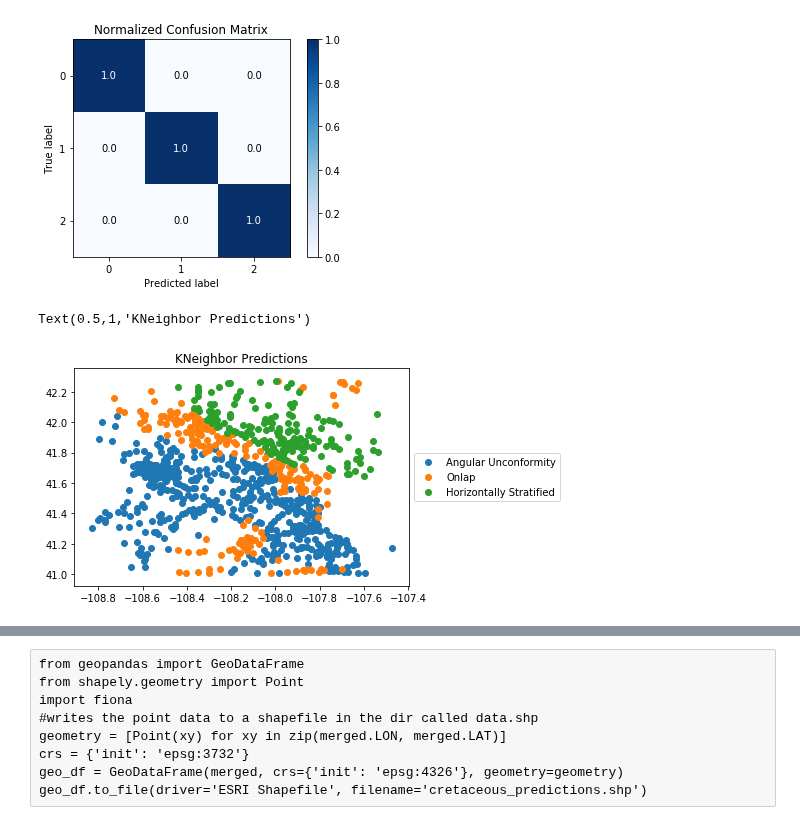
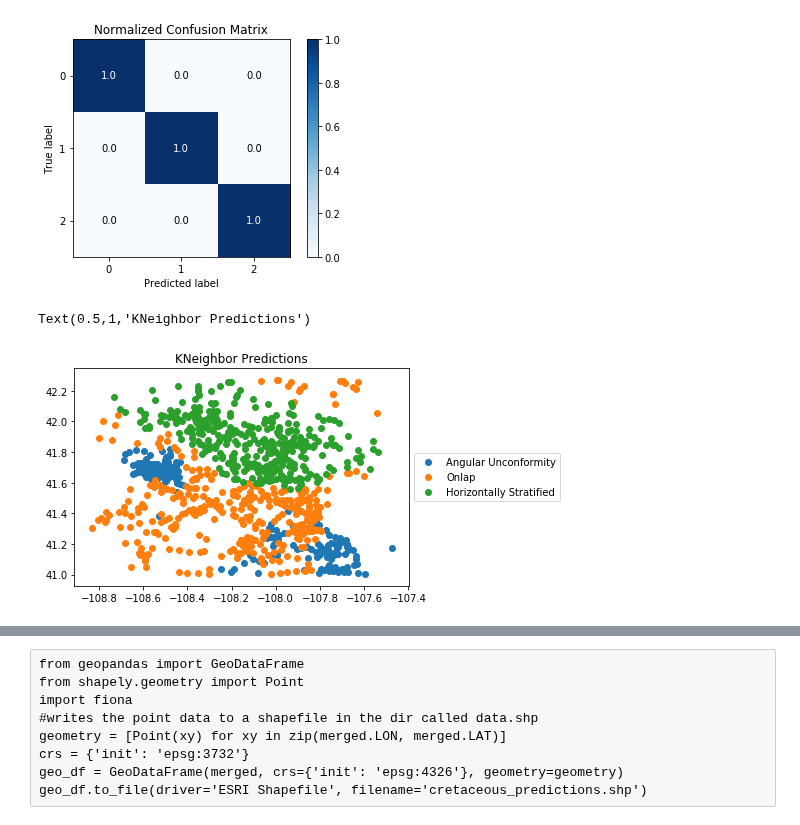
Before and after one commit to jessepisel/stratal-geometries, a Jupyter notebook: Unconformity or onlap neighbors.ipynb, the cells around one changed output, grey strips where cells are left out. Cells and saved outputs as stored; diff of their text form; code cells hidden in the pictures.

```diff
--- a/Unconformity or onlap neighbors.ipynb
+++ b/Unconformity or onlap neighbors.ipynb
@@ -170,9 +170,9 @@ normalized_dfa['class'] = 0
 normalized_dfo['class'] = 1
 normalized_dfh['class'] = 2
 # %%
-dataset = pd.concat((normalized_dfa, normalized_dfo, normalized_dfh))
-dataset.to_csv(r'D:\jupyter\3layers20neighbors.csv')
-#dataset = pd.read_csv(r'D:\jupyter\2layers20neighbors.csv', index_col=[0])
+#dataset = pd.concat((normalized_dfa, normalized_dfo, normalized_dfh))
+#dataset.to_csv(r'D:\jupyter\2layers20neighbors.csv')
+dataset = pd.read_csv(r'D:\jupyter\2layers20neighbors.csv', index_col=[0])
 # %%
 from sklearn.model_selection import train_test_split
 #next let's split our toy data into training and test sets, choose how much with test_size of the data becomes the test set
@@ -226,8 +226,8 @@ skplt.metrics.plot_confusion_matrix(y_test, np.argmax(preds, axis=1), normalize=
 tops_api = pd.read_csv(r'D:\jupyter\EarlyWSGS\ftunion.csv').fillna(0) #this file is available in the unconformity or onlap folder in the repo
 #tops = tops_api[['Kfh','Klz','Kll', 'Klr', 'Kl', 'x', 'y']] # for all Cretaceous
 #tops = tops_api[['Kl', 'Tfc','Tfb','Tfob', 'Tfu', 'x', 'y']] #tertiary units
-#tops =  tops_api[['Kl', 'Tfu', 'x', 'y']]
-tops =  tops_api[['Kfh', 'Kl', 'x', 'y']]
+tops =  tops_api[['Klr', 'Tfu', 'x', 'y']]
+#tops =  tops_api[['Kfh', 'Kl', 'x', 'y']]
 #tops = tops_api[['Kfh', 'Klz', 'Kll', 'Kl', 'Tfc', 'Tfob', 'Tfu', 'x', 'y']] #for all Cretaceous and Tertiary
 locations = pd.DataFrame()
 number_of_tops = len(tops.columns)-2
@@ -378,33 +378,38 @@ neighbors = []
 for i in enumerate(hood.argsort()[0:,1:no_of_neighbors+1]):
         selected = tops.iloc[hood.argsort()[i[0],1:no_of_neighbors+1], 0:-2].stack().to_frame().T
         selected.columns = selected.columns.droplevel()
         neighbors.append(selected)
 frame = pd.concat(neighbors, sort=False)
 frame.index = range(len(frame))
 neighborhood = pd.concat([tops.iloc[:,:-2], frame], axis=1)
 thicknesses  = neighborhood.diff(axis=1)*-1
 thicknesses[thicknesses < 0] = 0
 thicknesses.drop(columns=tops.columns[0], inplace=True)
 thicknesses[thicknesses < 0] = 0
 thicknesses[thicknesses>3000] = 0
 locations = tops[['x','y']]
 real_world_log = thicknesses.apply(np.log) #take the log of thicknesses for feature engineering
 real_world_pow = thicknesses.apply(lambda x: x**10) #calculates the power values of thickness for another feature
 rw = pd.concat([thicknesses, real_world_log, real_world_pow, locations], axis=1, join_axes=[thicknesses.index]
                         ).dropna().replace(-np.inf, 0)
 normalized_rw=(rw-rw.min())/(rw.max()-rw.min()).replace(0,0.00001) #normalize the data from 0 to 1
 real_data = normalized_rw.values
 well_preds = neigh.predict(real_data)
+probs = neigh.predict_proba(real_data)
 tops_api['predictionknc'] = well_preds
+tops_api['ang_prob'] = probs[:,0]
+tops_api['onlap_prob'] = probs[:,1]
+tops_api['horiz_prob'] = probs[:,2]
+
 well_locs = pd.read_csv(r'D:\jupyter\EarlyWSGS\well_locations.csv', encoding = "ISO-8859-1")
 merged = pd.merge(tops_api, well_locs, on='API')
 plt.scatter(merged[merged['predictionknc']==0].LON, merged[merged['predictionknc']==0].LAT, label='Angular Unconformity')
 plt.scatter(merged[merged['predictionknc']==1].LON, merged[merged['predictionknc']==1].LAT, label='Onlap')
 plt.scatter(merged[merged['predictionknc']==2].LON, merged[merged['predictionknc']==2].LAT, label='Horizontally Stratified')
 plt.legend(loc='center left', bbox_to_anchor=(1, 0.5))
 plt.title('KNeighbor Predictions')
 # %% [output]
 Text(0.5,1,'KNeighbor Predictions')
-[figure, old version]
+[figure, new version]
 # %%
 xs = pd.read_csv(r'D:\jupyter\EarlyWSGS\ftunionxs.csv')
```
Also changed, not shown: parts of 11 cells of this notebook, 1 other file.
